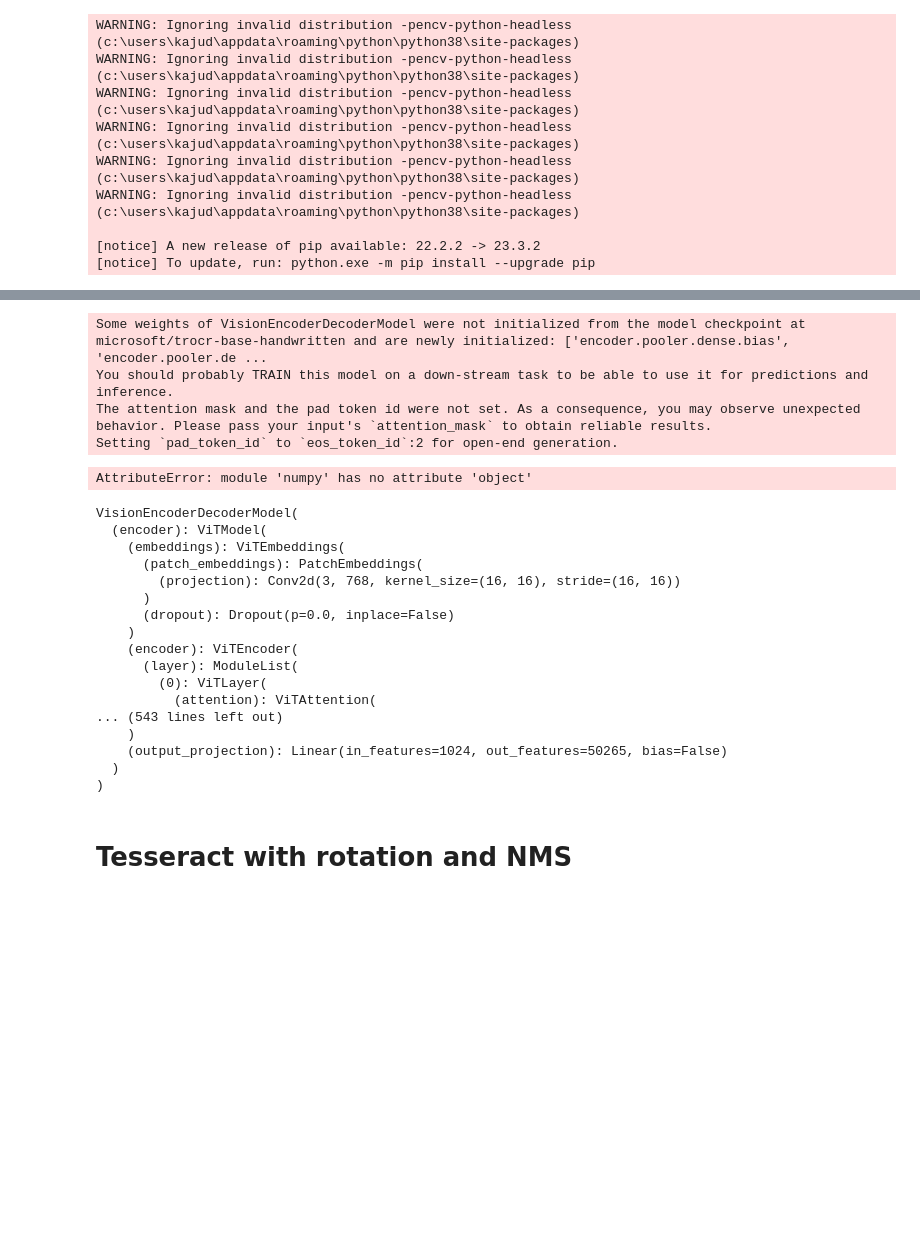
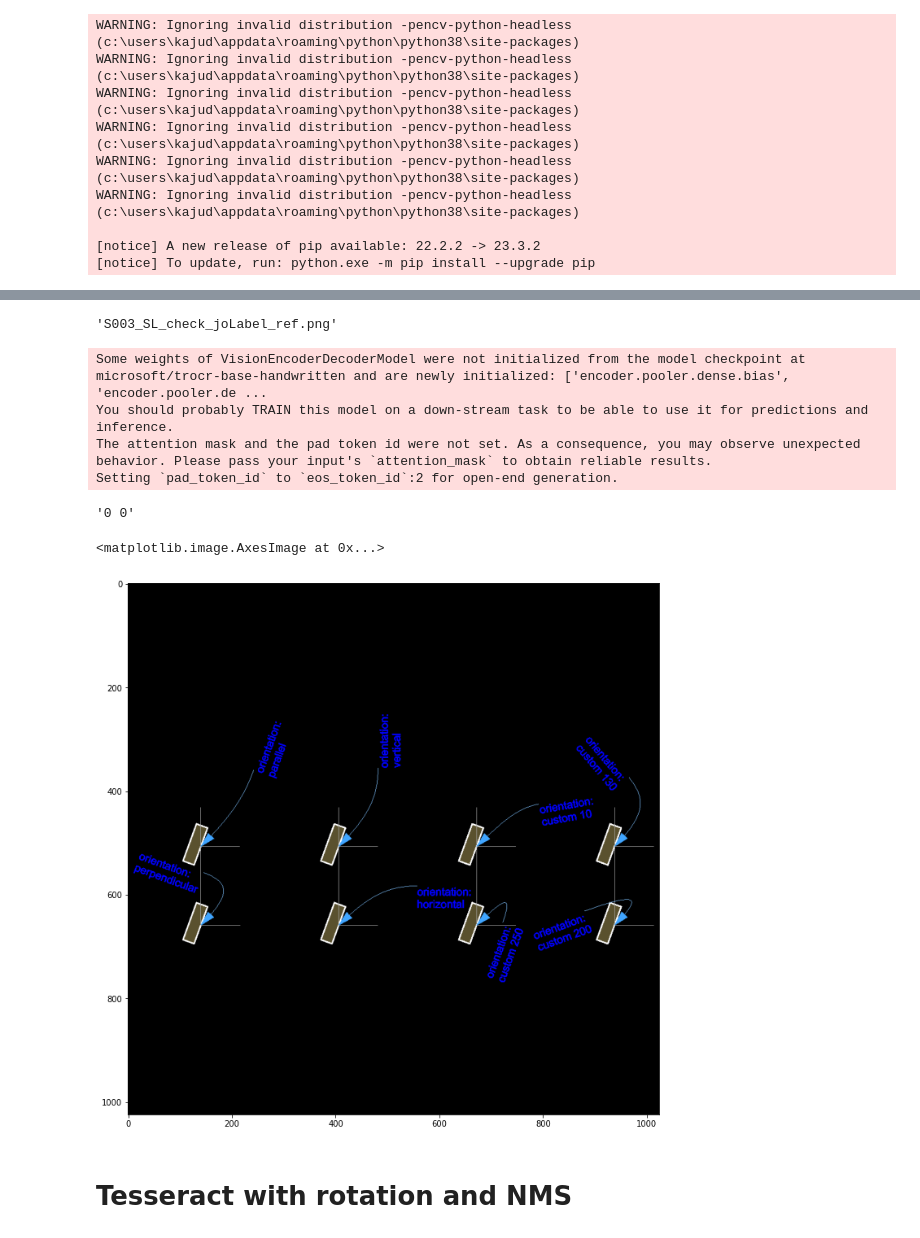
Before and after one commit to KAttila98/ocr, a Jupyter notebook: ocr.ipynb, the cells around one changed output, grey strips where cells are left out. Saved outputs shown, nothing was run; the diff lists cells and outputs as text; code cells hidden in the pictures; blank space fills up the shorter version.

```diff
--- a/ocr.ipynb
+++ b/ocr.ipynb
@@ -75,3 +102,7 @@ WARNING: Ignoring invalid distribution -pencv-python-headless (c:\users\kajud\ap
+# %%
+filenames[0]
+# %% [output]
+'S003_SL_check_joLabel_ref.png'
 # %%
 from transformers import TrOCRProcessor, VisionEncoderDecoderModel
 import requests
@@ -81,8 +112,7 @@ processor = TrOCRProcessor.from_pretrained("microsoft/trocr-base-handwritten")
 model = VisionEncoderDecoderModel.from_pretrained("microsoft/trocr-base-handwritten")
 
 # load image from the IAM dataset
-url = "https://fki.tic.heia-fr.ch/static/img/a01-122-02.jpg"
-image = Image.open(requests.get(url, stream=True).raw).convert("RGB")
+image = Image.open(f"testfiles/{filenames[0]}").convert("RGB")
 
 pixel_values = processor(image, return_tensors="pt").pixel_values
 generated_ids = model.generate(pixel_values)
@@ -93,27 +123,20 @@ Some weights of VisionEncoderDecoderModel were not initialized from the model ch
 You should probably TRAIN this model on a down-stream task to be able to use it for predictions and inference.
 The attention mask and the pad token id were not set. As a consequence, you may observe unexpected behavior. Please pass your input's `attention_mask` to obtain reliable results.
 Setting `pad_token_id` to `eos_token_id`:2 for open-end generation.
-AttributeError: module 'numpy' has no attribute 'object'
-# %%
-model
-# %% [output]
-VisionEncoderDecoderModel(
-  (encoder): ViTModel(
-    (embeddings): ViTEmbeddings(
-      (patch_embeddings): PatchEmbeddings(
-        (projection): Conv2d(3, 768, kernel_size=(16, 16), stride=(16, 16))
-      )
-      (dropout): Dropout(p=0.0, inplace=False)
-    )
-    (encoder): ViTEncoder(
-      (layer): ModuleList(
-        (0): ViTLayer(
-          (attention): ViTAttention(
-... (543 lines left out)
-    )
-    (output_projection): Linear(in_features=1024, out_features=50265, bias=False)
-  )
-)
+# %%
+generated_text
+# %% [output]
+'0 0'
+# %%
+import matplotlib.pyplot as plt
+
+image = Image.open(f"testfiles/{filenames[-6]}").convert("RGB")
+
+plt.figure(figsize=(20,12))
+plt.imshow(image)
+# %% [output]
+<matplotlib.image.AxesImage at 0x...>
+[figure, added]
 # %%
 generated_text
 # %% [markdown]
```
Also changed, not shown: parts of 2 cells of this notebook, 1 other file.
